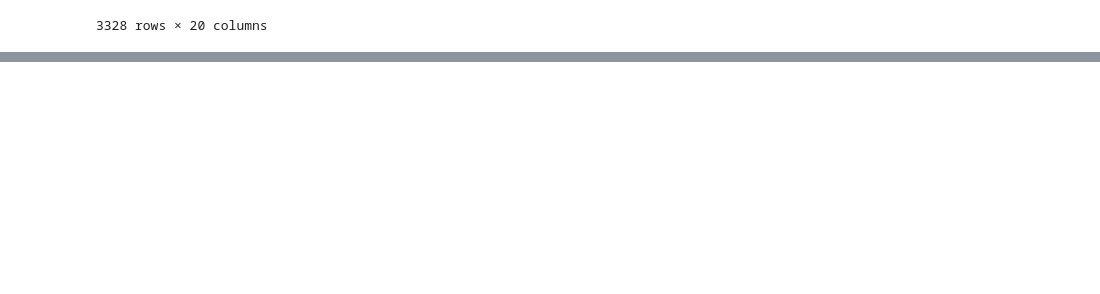
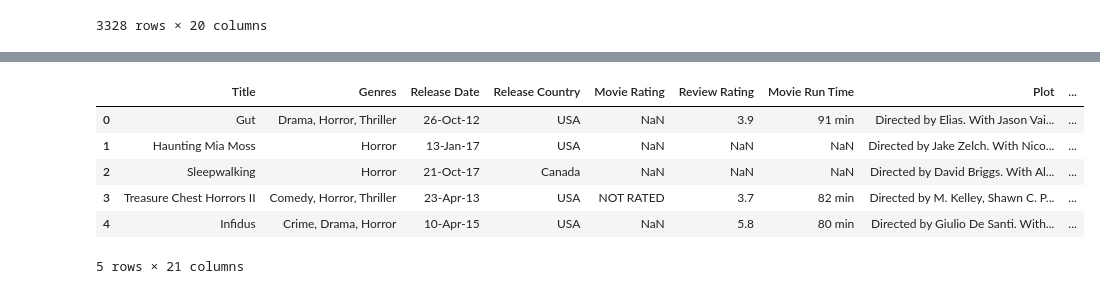
Before and after one commit to SSGrasland/DSFinal, a Jupyter notebook: DSFinal.ipynb, the cells around one changed output, grey strips where cells are left out. Saved outputs shown, nothing was run; the diff lists cells and outputs as text; code cells hidden in the pictures; blank space fills up the shorter version.

```diff
--- a/DSFinal.ipynb
+++ b/DSFinal.ipynb
@@ -252,0 +264,11 @@ df.to_csv('CleanHorror.csv', index=False)
+# %%
+# Split the "Genres" column by commas and stack the data
+stacked_data = df['Genres'].str.split(', ').explode()
+
+# Count the frequency of each word
+word_counts = stacked_data.value_counts()
+
+# Create a DataFrame with the word frequencies
+word_counts_df = pd.DataFrame({'Word': word_counts.index, 'Frequency': word_counts.values})
+
+word_counts_df
@@ -252,0 +293,13 @@ df.to_csv('CleanHorror.csv', index=False)
+# %%
+df['Genres Word'] = word_counts_df['Word']
+df['Genres Frequency'] = word_counts_df['Frequency']
+# %%
+df.head()
+# %% [output]
+|  | Title | Genres | Release Date | Release Country | Movie Rating | Review Rating | Movie Run Time | Plot | ... |
+| 0 | Gut | Drama, Horror, Thriller | 26-Oct-12 | USA | NaN | 3.9 | 91 min | Directed by Elias. With Jason Vai... | ... |
+| 1 | Haunting Mia Moss | Horror | 13-Jan-17 | USA | NaN | NaN | NaN | Directed by Jake Zelch. With Nico... | ... |
+| 2 | Sleepwalking | Horror | 21-Oct-17 | Canada | NaN | NaN | NaN | Directed by David Briggs. With Al... | ... |
+| 3 | Treasure Chest Horrors II | Comedy, Horror, Thriller | 23-Apr-13 | USA | NOT RATED | 3.7 | 82 min | Directed by M. Kelley, Shawn C. P... | ... |
+| 4 | Infidus | Crime, Drama, Horror | 10-Apr-15 | USA | NaN | 5.8 | 80 min | Directed by Giulio De Santi. With... | ... |
+5 rows × 21 columns
```
Also changed, not shown: parts of 4 cells of this notebook, 2 other files.
